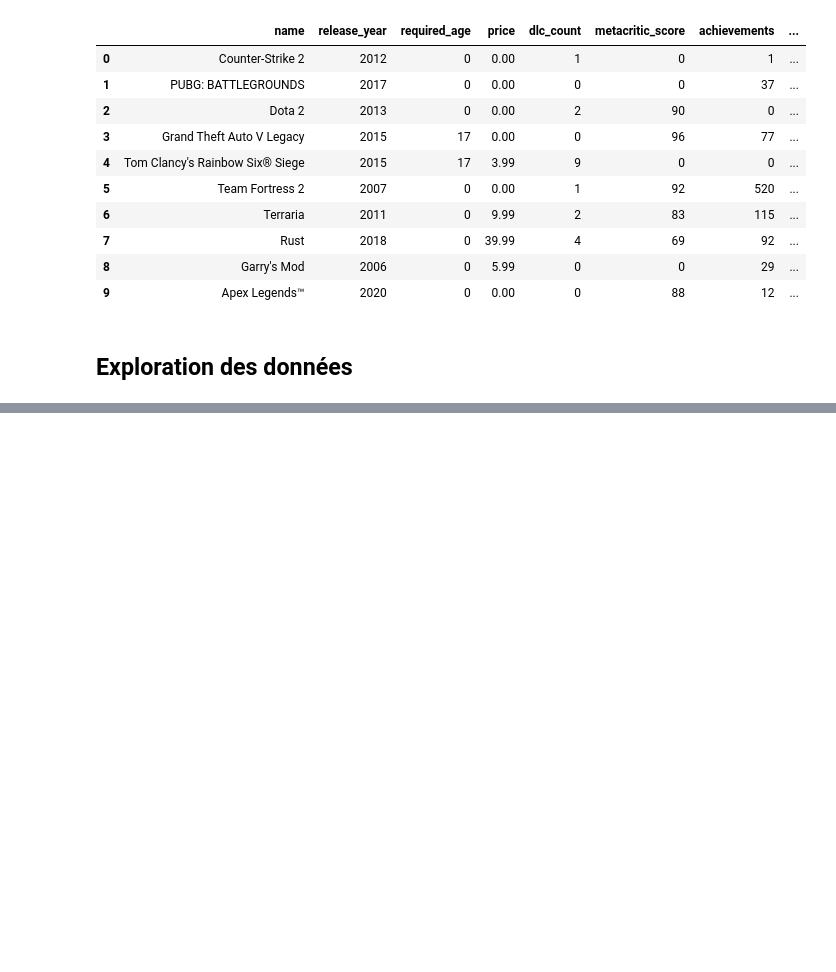
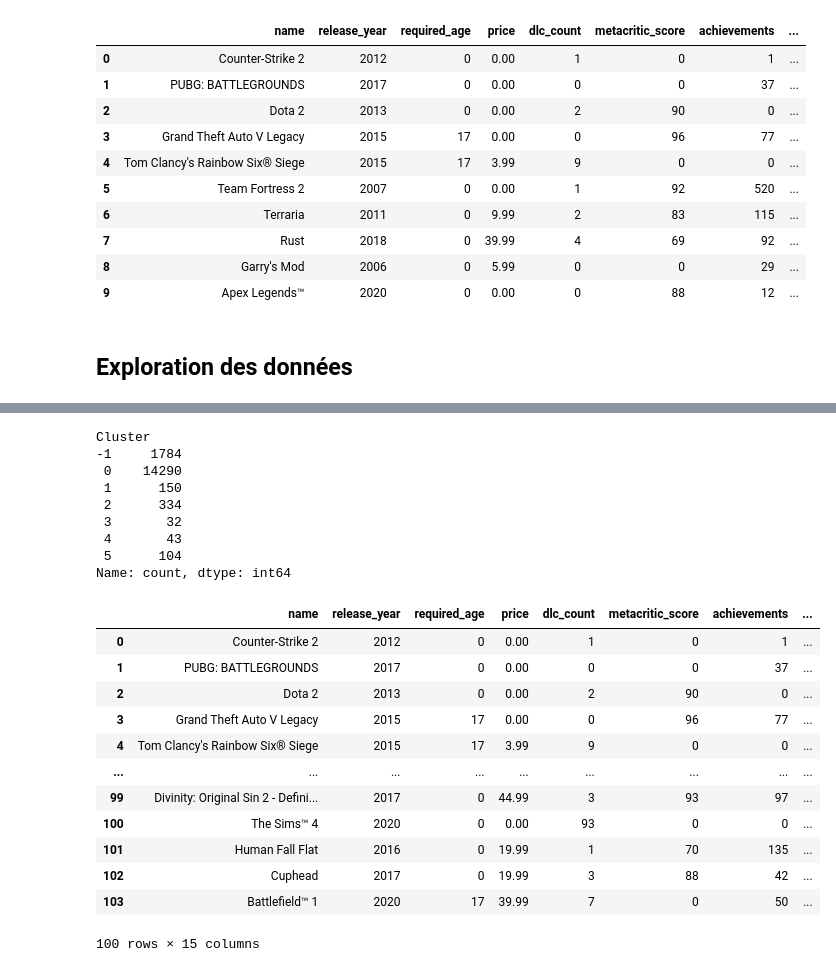
Before and after one commit to trietngh/5SIEC-clustering, a Jupyter notebook: tp2/TP_clustering.ipynb, the cells around one changed output, grey strips where cells are left out. Cells and saved outputs as stored; diff of their text form; code cells hidden in the pictures; blank space fills up the shorter version.

Commit message:
Add  DBSCAN

```diff
--- a/tp2/TP_clustering.ipynb
+++ b/tp2/TP_clustering.ipynb
@@ -161,0 +285,40 @@ PCA(n_components=5)
+# %%
+# Essaie avec DBSCAN
+from sklearn.cluster import DBSCAN
+tps1 = time.time()
+dbscan_model = DBSCAN(eps=0.05, min_samples=30)
+dbscan_model.fit(data_pca)
+tps2 = time.time()
+
+labels = dbscan_model.labels_
+
+df_clustered = df.copy()
+df_clustered['Cluster'] = labels
+
+cluster_counts = df_clustered['Cluster'].value_counts().sort_index()
+print(cluster_counts)
+nb_clusters = cluster_counts.shape[0]
+df_clustered.head(100)
+# %% [output]
+Cluster
+-1     1784
+ 0    14290
+ 1      150
+ 2      334
+ 3       32
+ 4       43
+ 5      104
+Name: count, dtype: int64
+|  | name | release_year | required_age | price | dlc_count | metacritic_score | achievements | ... |
+| 0 | Counter-Strike 2 | 2012 | 0 | 0.00 | 1 | 0 | 1 | ... |
+| 1 | PUBG: BATTLEGROUNDS | 2017 | 0 | 0.00 | 0 | 0 | 37 | ... |
+| 2 | Dota 2 | 2013 | 0 | 0.00 | 2 | 90 | 0 | ... |
+| 3 | Grand Theft Auto V Legacy | 2015 | 17 | 0.00 | 0 | 96 | 77 | ... |
+| 4 | Tom Clancy's Rainbow Six® Siege | 2015 | 17 | 3.99 | 9 | 0 | 0 | ... |
+| ... | ... | ... | ... | ... | ... | ... | ... | ... |
+| 99 | Divinity: Original Sin 2 - Defini... | 2017 | 0 | 44.99 | 3 | 93 | 97 | ... |
+| 100 | The Sims™ 4 | 2020 | 0 | 0.00 | 93 | 0 | 0 | ... |
+| 101 | Human Fall Flat | 2016 | 0 | 19.99 | 1 | 70 | 135 | ... |
+| 102 | Cuphead | 2017 | 0 | 19.99 | 3 | 88 | 42 | ... |
+| 103 | Battlefield™ 1 | 2020 | 17 | 39.99 | 7 | 0 | 50 | ... |
+100 rows × 15 columns
```
Also changed, not shown: parts of 13 cells of this notebook, 3 other files.
